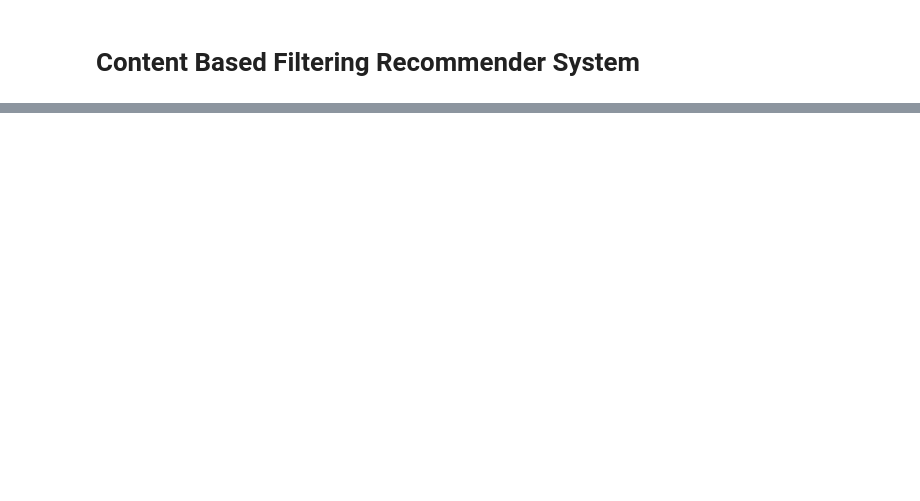
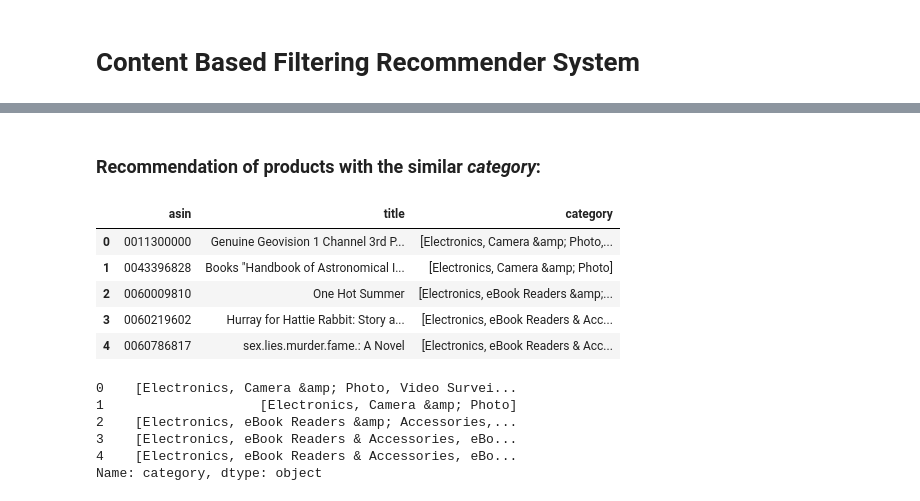
Before and after one commit to boonsuen/product-recommender-system, a Jupyter notebook: Content-Based Filtering Recommender System - Oh Boon Suen.ipynb, the cells around one changed output, grey strips where cells are left out. Cells and saved outputs as stored; diff of their text form; code cells hidden in the pictures; blank space fills up the shorter version.

```diff
--- a/Content-Based Filtering Recommender System - Oh Boon Suen.ipynb
+++ b/Content-Based Filtering Recommender System - Oh Boon Suen.ipynb
@@ -73,0 +235,28 @@ plt.show()
+# %% [markdown]
+### Recommendation of products with the similar *category*:
+# %%
+products_category = products[['asin', 'title', 'category']]
+products_category.head()
+# %% [output]
+|  | asin | title | category |
+| 0 | 0011300000 | Genuine Geovision 1 Channel 3rd P... | [Electronics, Camera &amp; Photo,... |
+| 1 | 0043396828 | Books "Handbook of Astronomical I... | [Electronics, Camera &amp; Photo] |
+| 2 | 0060009810 | One Hot Summer | [Electronics, eBook Readers &amp;... |
+| 3 | 0060219602 | Hurray for Hattie Rabbit: Story a... | [Electronics, eBook Readers & Acc... |
+| 4 | 0060786817 | sex.lies.murder.fame.: A Novel | [Electronics, eBook Readers & Acc... |
+# %%
+# Define a TF-IDF Vectorizer Object. Remove all english stop words such as 'the', 'a'
+# transforms text to feature vectors that can be used as input to estimator
+tf1 = TfidfVectorizer(analyzer='word', ngram_range=(1, 2), min_df=0, stop_words='english')
+# Construct the required TF-IDF matrix by fitting and transforming the data
+#tfidf_matrix1 = tf1.fit_transform(products_category['category'].head(10000))
+#cosine_sim1 = linear_kernel(tfidf_matrix1, tfidf_matrix1)
+
+print(products_category['category'].head())
+# %% [output]
+0    [Electronics, Camera &amp; Photo, Video Survei...
+1                    [Electronics, Camera &amp; Photo]
+2    [Electronics, eBook Readers &amp; Accessories,...
+3    [Electronics, eBook Readers & Accessories, eBo...
+4    [Electronics, eBook Readers & Accessories, eBo...
+Name: category, dtype: object
```
Also changed, not shown: parts of 24 cells of this notebook.
